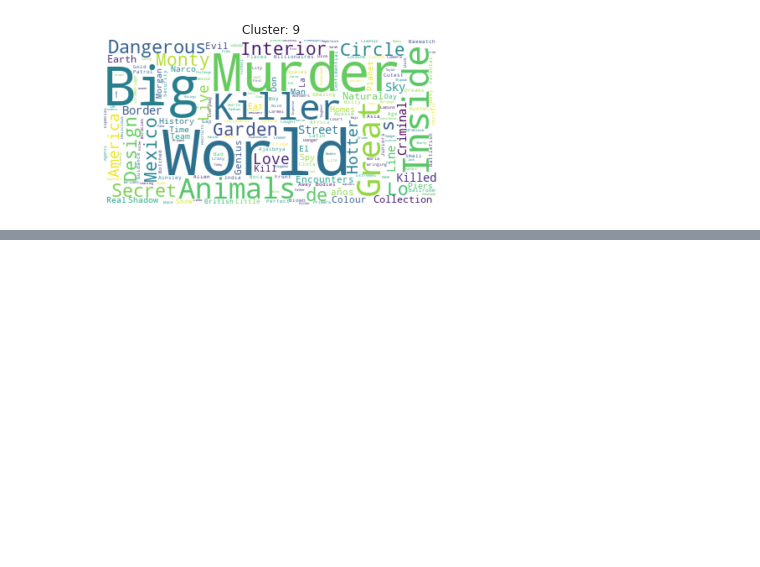
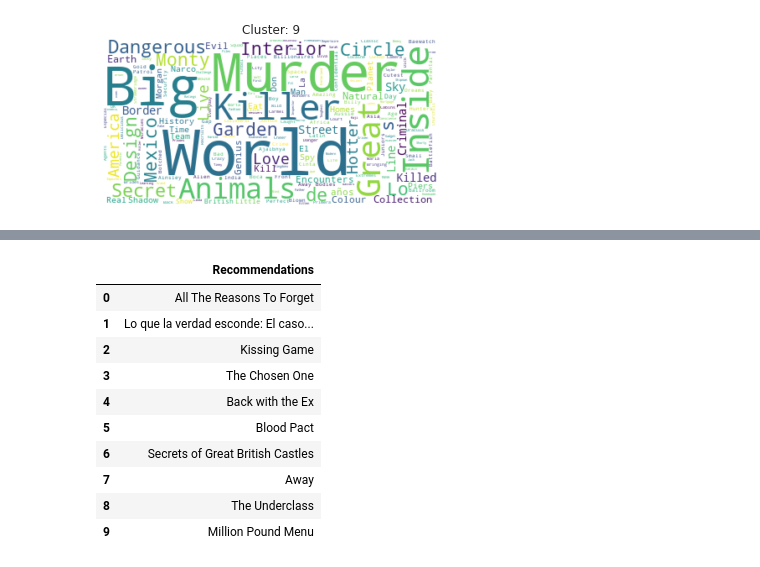
Before and after one commit to Bhushan271098/NETFLIX-MOVIES-AND-TV-SHOWS-CLUSTERING, a Jupyter notebook: Copy_of_NETFLIX_MOVIES_AND_TV_SHOWS_CLUSTERING.ipynb, the cells around one changed output, grey strips where cells are left out. Saved outputs shown, nothing was run; the diff lists cells and outputs as text; code cells hidden in the pictures; blank space fills up the shorter version.

```diff
--- a/Copy_of_NETFLIX_MOVIES_AND_TV_SHOWS_CLUSTERING.ipynb
+++ b/Copy_of_NETFLIX_MOVIES_AND_TV_SHOWS_CLUSTERING.ipynb
@@ -1694,0 +1766,16 @@ for i in range(10):
+# %%
+# Lets try getting recommendations for Tv-Shows.
+tvshows_recommendations = pd.DataFrame(recommendations('3%'), columns=['Recommendations'])
+tvshows_recommendations.head(11)
+# %% [output]
+|  | Recommendations |
+| 0 | All The Reasons To Forget |
+| 1 | Lo que la verdad esconde: El caso... |
+| 2 | Kissing Game |
+| 3 | The Chosen One |
+| 4 | Back with the Ex |
+| 5 | Blood Pact |
+| 6 | Secrets of Great British Castles |
+| 7 | Away |
+| 8 | The Underclass |
+| 9 | Million Pound Menu |
```
Also changed, not shown: parts of 6 cells of this notebook.
